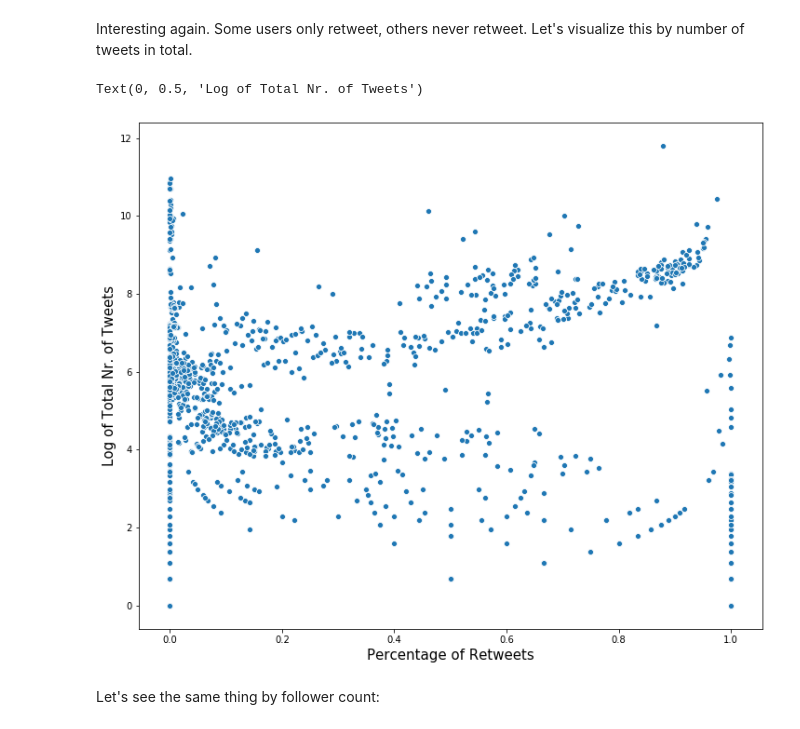
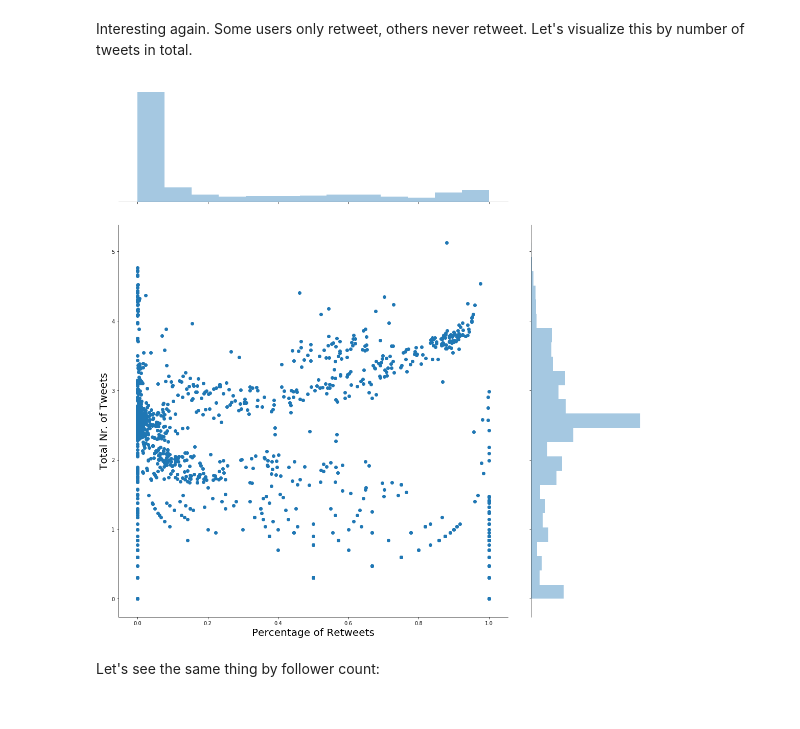
Before and after one commit to jrdmose/BGSE_Text_Mining, a Jupyter notebook: scripts/users_in_depth.ipynb, the cells around one changed output. Saved outputs shown, nothing was run; the diff lists cells and outputs as text; code cells hidden in the pictures.

Commit message:
users_in_depth with data exploration and cleaning text -not yet finished but well advanced

```diff
--- a/scripts/users_in_depth.ipynb
+++ b/scripts/users_in_depth.ipynb
@@ -343,12 +375,14 @@ Interesting again. Some users only retweet, others never retweet. Let's visualiz
 # %%
 no_tweets = tweet_data.groupby("userid").count()["tweetid"]
 # %%
-h = sns.scatterplot(y = np.log(no_tweets.values), x= retweet_percentage.values)
-h.set_xlabel("Percentage of Retweets",fontsize = 15)
-h.set_ylabel("Log of Total Nr. of Tweets",fontsize = 15)
+h = sns.jointplot(y = np.log10(no_tweets.values),
+                  x= retweet_percentage.values,
+                 height = 15,
+                 ratio = 3).set_axis_labels("Percentage of Retweets","Total Nr. of Tweets", size = 20)
+
+#h.savefig("retweets")
 # %% [output]
-Text(0, 0.5, 'Log of Total Nr. of Tweets')
-[figure, old version]
+[figure, new version]
 # %% [markdown]
 Let's see the same thing by follower count:
 # %%
```
Also changed, not shown: parts of 35 cells of this notebook, 1 other file.
